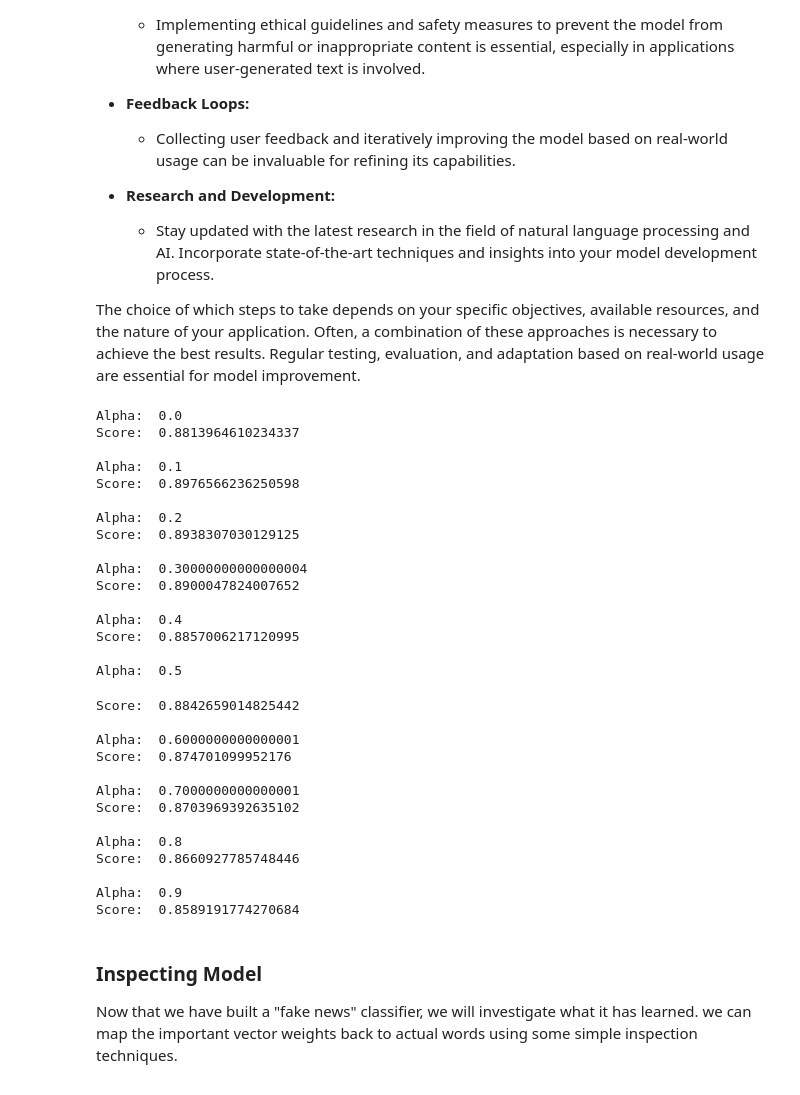
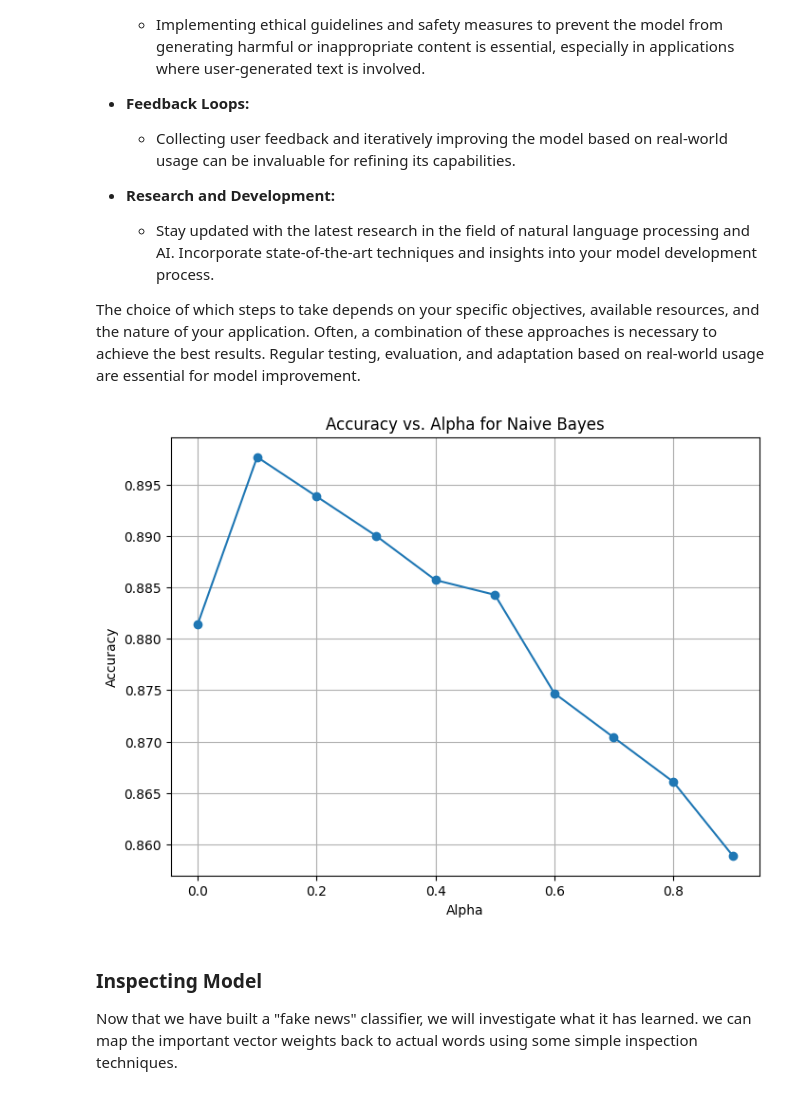
Before and after one commit to mohd-faizy/Natural_Language_Processing_in_Python, a Jupyter notebook: 01-NLP-basics/04_fake_news_classifier.ipynb, the cells around one changed output. Drawn from its saved outputs; the diff is of its cells as text; code cells hidden in the pictures.

```diff
--- a/01-NLP-basics/04_fake_news_classifier.ipynb
+++ b/01-NLP-basics/04_fake_news_classifier.ipynb
@@ -387,59 +452,54 @@ For the larger models:
 
 The choice of which steps to take depends on your specific objectives, available resources, and the nature of your application. Often, a combination of these approaches is necessary to achieve the best results. Regular testing, evaluation, and adaptation based on real-world usage are essential for model improvement.
 # %%
+import numpy as np
+import matplotlib.pyplot as plt
+from sklearn.naive_bayes import MultinomialNB
+from sklearn.metrics import accuracy_score
+
+import warnings
+
+
+# Suppress FutureWarnings and UserWarnings related to MultinomialNB
+warnings.filterwarnings("ignore", category=FutureWarning)
+warnings.filterwarnings("ignore", category=UserWarning)
+
 # Create the list of alphas: alphas
 alphas = np.arange(0, 1, 0.1)
 
 # Define train_and_predict()
 def train_and_predict(alpha):
     # Instantiate the classifier: nb_classifier
     nb_classifier = MultinomialNB(alpha=alpha)
 
     # Fit to the training data
     nb_classifier.fit(tfidf_train, y_train)
 
     # Predict the labels: pred
     pred = nb_classifier.predict(tfidf_test)
 
     # Compute accuracy: score
     score = accuracy_score(y_test, pred)
     return score
 
-# Iterate over the alphas and print the corresponding score
+# Initialize an empty list to store the accuracy scores
+scores = []
+
+# Iterate over the alphas and compute the corresponding scores
 for alpha in alphas:
-    print('Alpha: ', alpha)
-    print('Score: ', train_and_predict(alpha))
-    print()
+    score = train_and_predict(alpha)
+    scores.append(score)
+
+# Plot the accuracy scores against the alpha values
+plt.figure(figsize=(8, 6))
+plt.plot(alphas, scores, marker='o', linestyle='-')
+plt.title('Accuracy vs. Alpha for Naive Bayes')
+plt.xlabel('Alpha')
+plt.ylabel('Accuracy')
+plt.grid(True)
+plt.show()
 # %% [output]
-Alpha:  0.0
-Score:  0.8813964610234337
-
-Alpha:  0.1
-Score:  0.8976566236250598
-
-Alpha:  0.2
-Score:  0.8938307030129125
-
-Alpha:  0.30000000000000004
-Score:  0.8900047824007652
-
-Alpha:  0.4
-Score:  0.8857006217120995
-
-Alpha:  0.5
-Score:  0.8842659014825442
-
-Alpha:  0.6000000000000001
-Score:  0.874701099952176
-
-Alpha:  0.7000000000000001
-Score:  0.8703969392635102
-
-Alpha:  0.8
-Score:  0.8660927785748446
-
-Alpha:  0.9
-Score:  0.8589191774270684
+[figure, added]
 # %% [markdown]
 ### **Inspecting Model**
 
```
Also changed, not shown: parts of 8 cells of this notebook, 1 other file.
